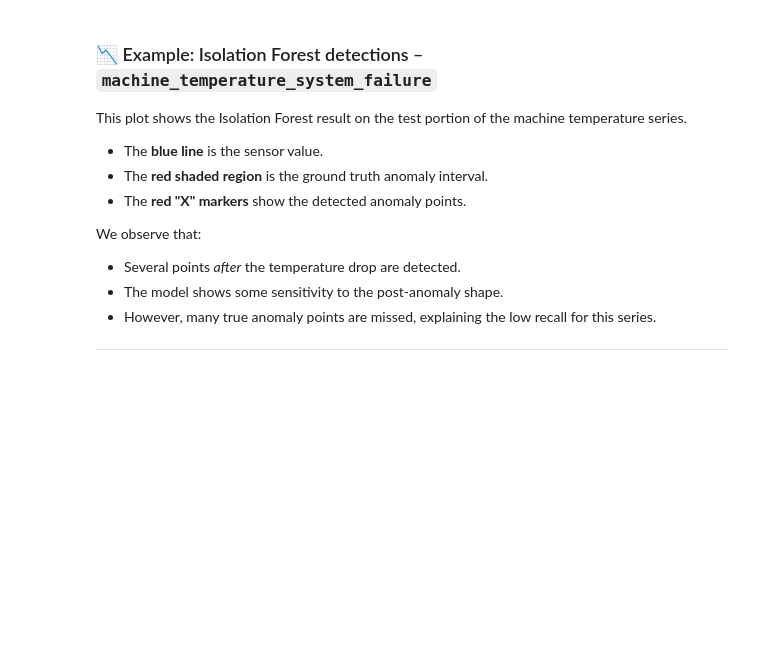
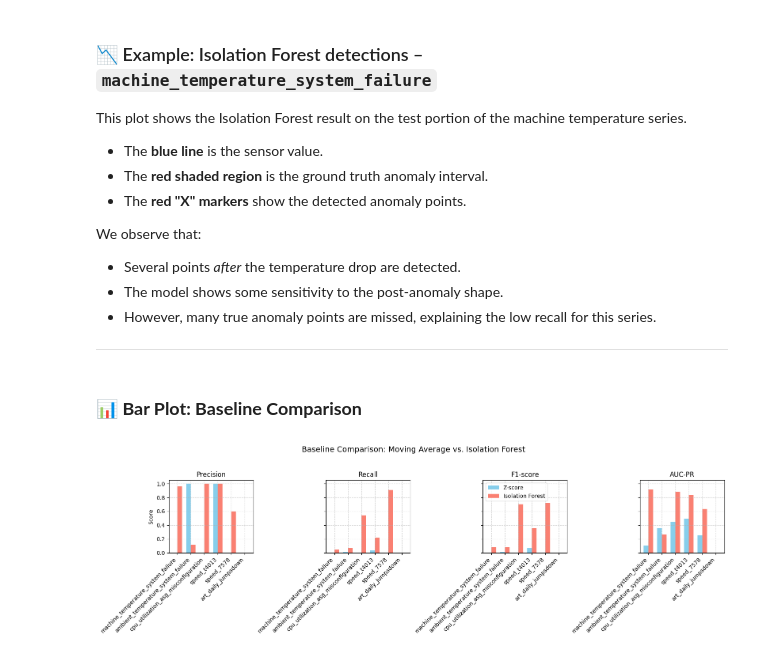
Before and after one commit to Leliotto/LSTM, a Jupyter notebook: LSTM_Project.ipynb, the cells around one changed output. Drawn from its saved outputs; the diff is of its cells as text; code cells hidden in the pictures; blank space fills up the shorter version.

Commit message:
Aggiunta barplot e commenti per time series

```diff
--- a/LSTM_Project.ipynb
+++ b/LSTM_Project.ipynb
@@ -580,3 +580,50 @@ We observe that:
 - The model shows some sensitivity to the post-anomaly shape.
 - However, many true anomaly points are missed, explaining the low recall for this series.
 ---
+# %% [markdown]
+### 📊 **Bar Plot: Baseline Comparison**
+# %%
+import matplotlib.pyplot as plt
+import numpy as np
+
+# Convert both DataFrames back to numeric values for plotting
+z_df  = metrics_df.astype(float)       # From Moving Average + Z-score
+if_df = if_metrics_df.astype(float)    # From Isolation Forest
+
+# Choose which metrics to plot
+metrics_to_plot = ["Precision", "Recall", "F1-score", "AUC-PR"]
+
+# Set up the figure
+fig, axs = plt.subplots(nrows=1, ncols=4, figsize=(16, 5), sharey=True)
+fig.suptitle("Baseline Comparison: Moving Average vs. Isolation Forest", fontsize=14)
+
+# X-axis = time series names
+series = z_df.index.tolist()
+x = np.arange(len(series))  # bar positions
+
+bar_width = 0.35
+
+for i, metric in enumerate(metrics_to_plot):
+    ax = axs[i]
+
+    z_vals  = z_df[metric].values
+    if_vals = if_df[metric].values
+
+    ax.bar(x - bar_width/2, z_vals,  bar_width, label='Z-score', color='skyblue')
+    ax.bar(x + bar_width/2, if_vals, bar_width, label='Isolation Forest', color='salmon')
+
+    ax.set_title(metric)
+    ax.set_xticks(x)
+    ax.set_xticklabels(series, rotation=45, ha='right')
+    ax.set_ylim(0, 1.05)
+    ax.grid(True, linestyle='--', alpha=0.5)
+
+    if i == 0:
+        ax.set_ylabel("Score")
+    if i == 2:
+        ax.legend(loc='upper left')
+
+plt.tight_layout(rect=[0, 0, 1, 0.95])
+plt.show()
+# %% [output]
+[figure, added]
```
Also changed, not shown: parts of 1 cell of this notebook.
